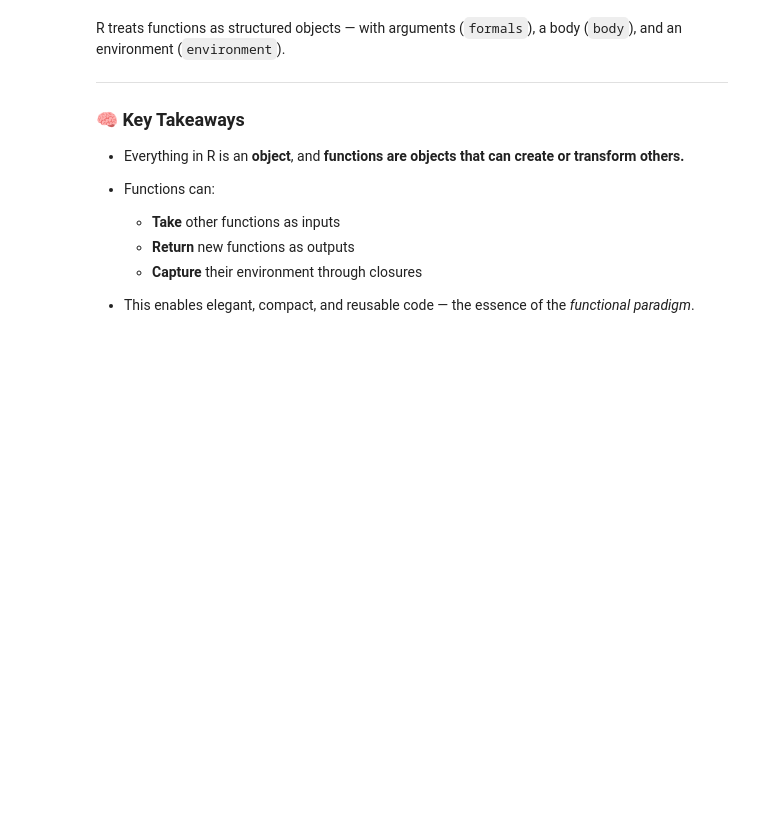
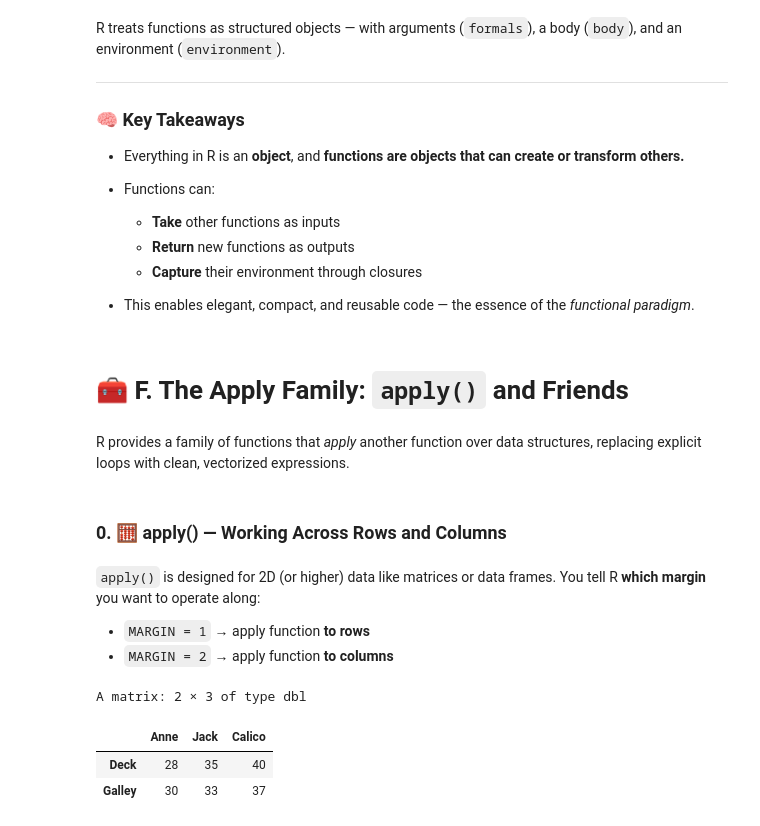
Before and after one commit to JulTob/R, a Jupyter notebook: R_Chart.ipynb, the cells around one changed output. Cells and saved outputs as stored; diff of their text form; code cells hidden in the pictures; blank space fills up the shorter version.

```diff
--- a/R_Chart.ipynb
+++ b/R_Chart.ipynb
@@ -741,3 +741,33 @@ R treats functions as structured objects — with arguments (`formals`), a body
   * **Return** new functions as outputs
   * **Capture** their environment through closures
 * This enables elegant, compact, and reusable code — the essence of the *functional paradigm*.
+# %% [markdown]
+# 🧰 F. The Apply Family: `apply()` and Friends
+# %% [markdown]
+R provides a family of functions that *apply* another function over data structures, replacing explicit loops with clean, vectorized expressions.
+# %% [markdown]
+### 0. 🧮 apply() — Working Across Rows and Columns
+# %% [markdown]
+
+`apply()` is designed for 2D (or higher) data like matrices or data frames.
+You tell R **which margin** you want to operate along:
+
+* `MARGIN = 1` → apply function **to rows**
+* `MARGIN = 2` → apply function **to columns**
+# %%
+# Example matrix: crew ages by department and role
+M <- matrix(
+  c(28, 35, 40,
+    30, 33, 37),
+  nrow = 2,
+  byrow = TRUE
+)
+rownames(M) <- c("Deck", "Galley")
+colnames(M) <- c("Anne", "Jack", "Calico")
+
+M
+# %% [output]
+A matrix: 2 × 3 of type dbl
+|  | Anne | Jack | Calico |
+| Deck | 28 | 35 | 40 |
+| Galley | 30 | 33 | 37 |
```
Also changed, not shown: parts of 33 cells of this notebook.
